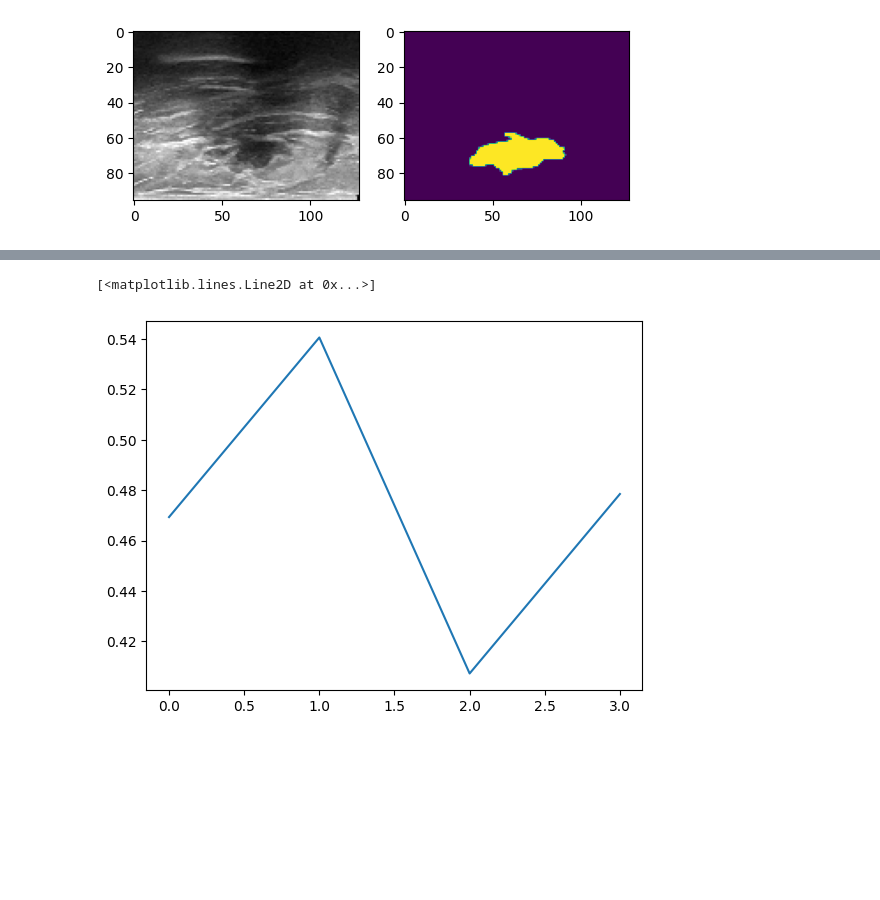
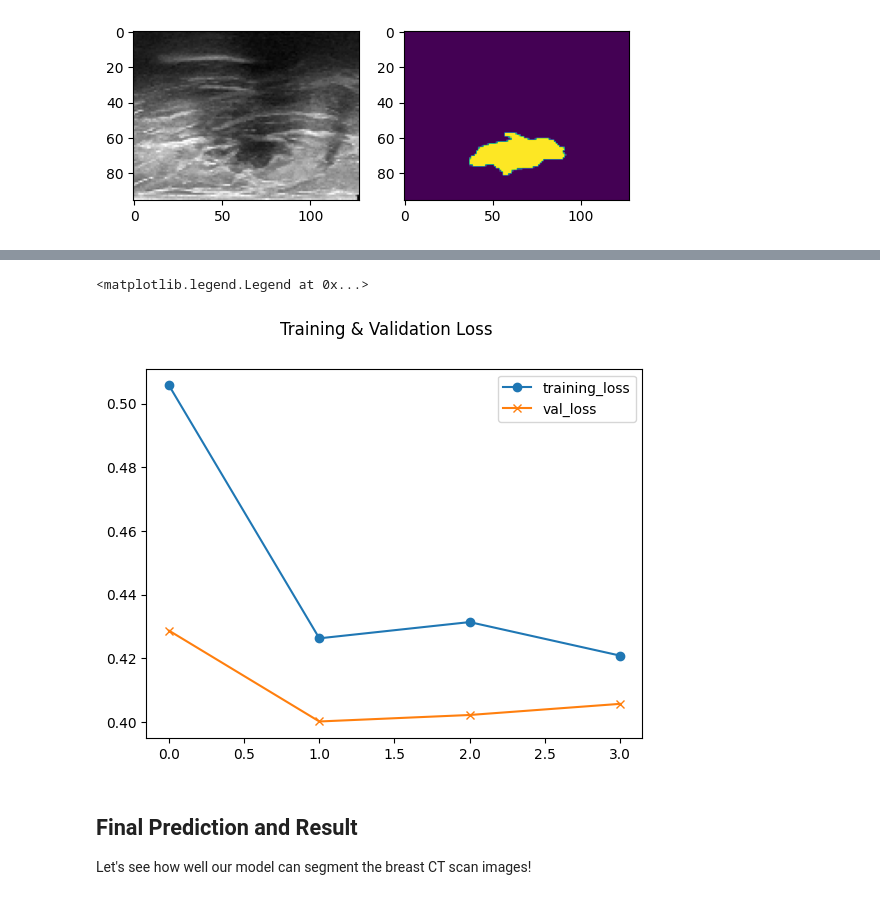
Before and after one commit to JohnKang0720/breast-cancer-unet, a Jupyter notebook: notebook.ipynb, the cells around one changed output, grey strips where cells are left out. Drawn from its saved outputs; the diff is of its cells as text; code cells hidden in the pictures; blank space fills up the shorter version.

```diff
--- a/notebook.ipynb
+++ b/notebook.ipynb
@@ -101,13 +119,9 @@ image_ds = image_ds.concatenate(augmented_ds)
 # %%
 def encoder_block(inputs, nfilters, dropout, max_pooling=True):
-    x = Conv2D(nfilters,
-                  3,
-                  padding='same')(inputs)
+    x = Conv2D(nfilters, 3, padding='same')(inputs)
     x = tf.keras.layers.LeakyReLU(alpha=0.1)(x)
 
-    x = Conv2D(nfilters,
-                  3,
-                  padding='same')(x)
+    x = Conv2D(nfilters, 3, padding='same')(x)
 
     x = tf.keras.layers.LeakyReLU(alpha=0.1)(x)
 
@@ -218,5 +239,5 @@ from tensorflow.keras.callbacks import EarlyStopping
 
 early_stopping = EarlyStopping(monitor='val_accuracy', patience=3, restore_best_weights=True)
 
-history = model.fit(train_ds, epochs=5, validation_data=val_ds, verbose=1, callbacks=[early_stopping])
+history = model.fit(train_ds, epochs=50, validation_data=val_ds, verbose=1, callbacks=[early_stopping])
 # %% [output]
@@ -231,8 +252,15 @@ Epoch 4/5
-# %%
-plt.plot(history.history['val_loss'], label='val')
-# %% [output]
-[<matplotlib.lines.Line2D at 0x...>]
-[figure, removed]
+# %%
+# Review the Training and validation losses
+plt.plot(history.history['loss'], label='training_loss', marker='o')
+plt.plot(history.history['val_loss'], label='val_loss', marker='x')
+plt.suptitle("Training & Validation Loss")
+plt.legend()
+# %% [output]
+<matplotlib.legend.Legend at 0x...>
+[figure, added]
+# %% [markdown]
+## Final Prediction and Result
+Let's see how well our model can segment the breast CT scan images!
 # %%
 def predict(dataset, num_preds):
     if dataset:
```
Also changed, not shown: parts of 15 cells of this notebook.
